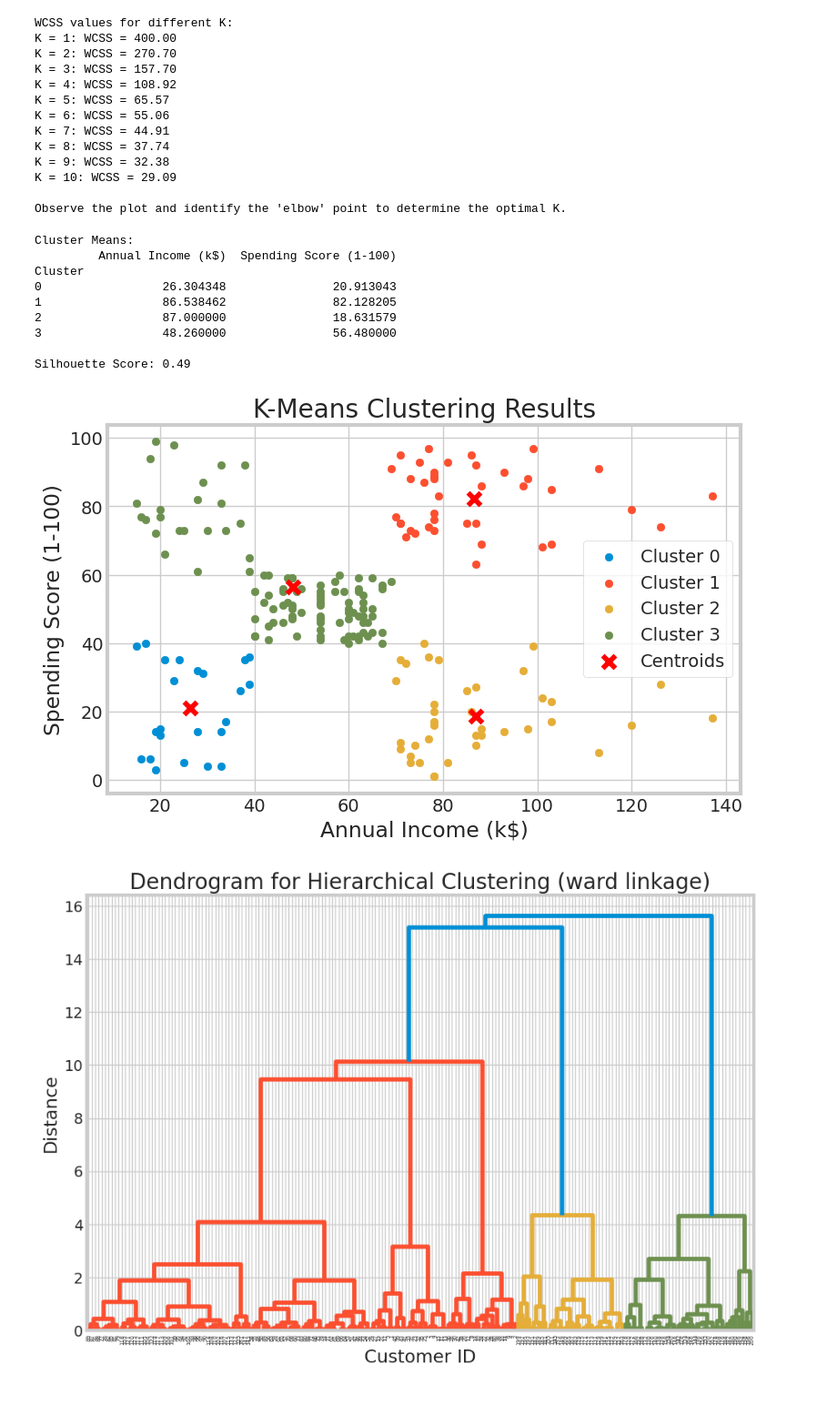
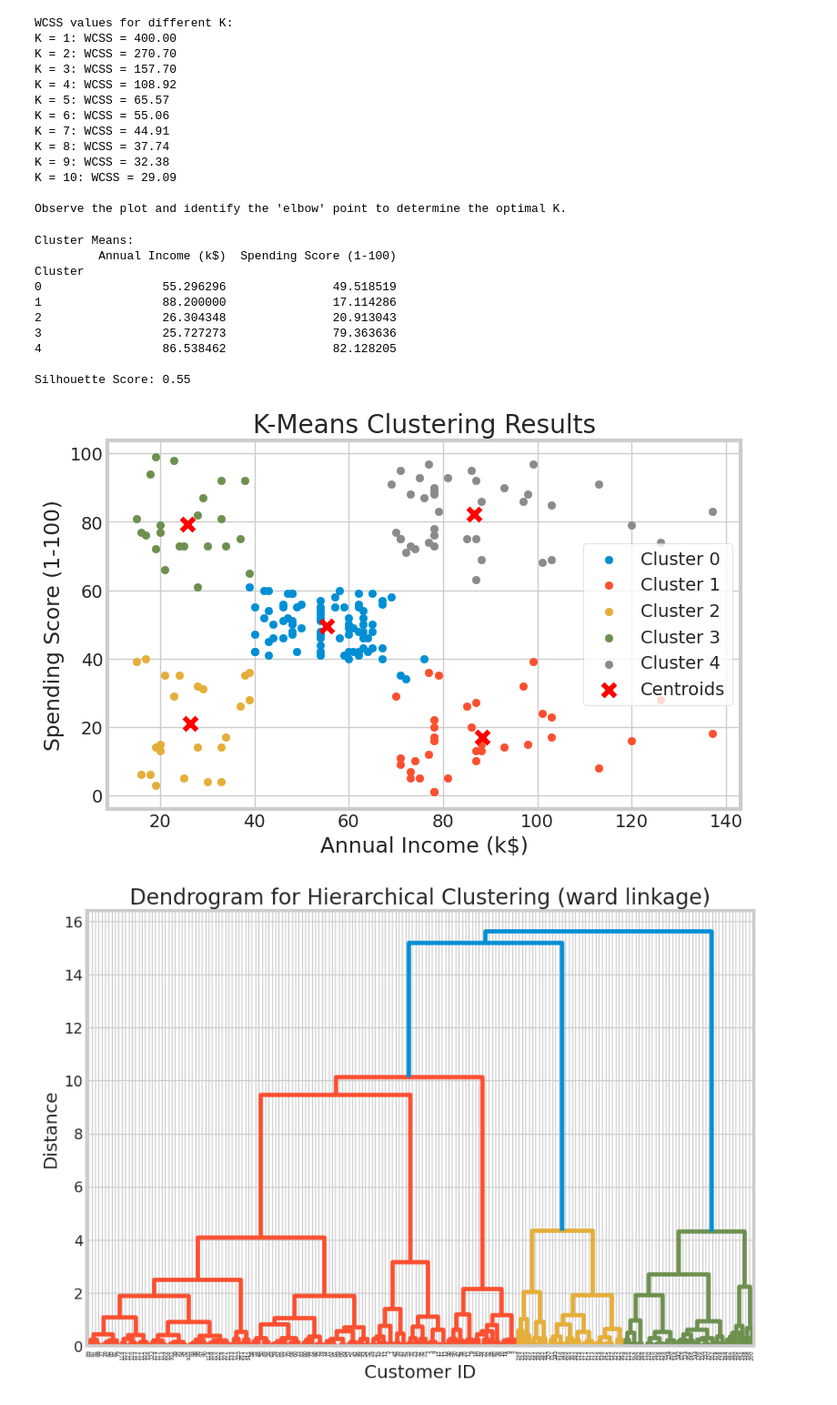
Before and after one commit to mahvishquamer3-ui/mall-customer-segmentation, a Jupyter notebook: mall-customer-segmentation.ipynb, the cells around one changed output. Shown at 91% size. Saved outputs shown, nothing was run; the diff lists cells and outputs as text; code cells hidden in the pictures.

```diff
--- a/mall-customer-segmentation.ipynb
+++ b/mall-customer-segmentation.ipynb
@@ -386,45 +386,46 @@ K = 10: WCSS = 29.09
 
 Observe the plot and identify the 'elbow' point to determine the optimal K.
 # %%
-# 3. Apply K-Means with chosen K ( K=4 )
-optimal_k = 4
+# 3. Apply K-Means with chosen K ( K=5 )
+optimal_k = 5
 kmeans_final = KMeans(n_clusters=optimal_k, init='k-means++', random_state=42, n_init=10)
 df['Cluster'] = kmeans_final.fit_predict(X_scaled)
 
 # 4. Analyze Clusters: Mean values of features for each cluster
 cluster_means = df.groupby('Cluster')[['Annual Income (k$)', 'Spending Score (1-100)']].mean()
 print("Cluster Means:")
 print(cluster_means)
 
 # 4. Evaluate Clusters: Calculate Silhouette Score
 score = silhouette_score(X_scaled, df['Cluster'])
 print(f"\nSilhouette Score: {score:.2f}")
 
 # 4. Visualize Clusters
 plt.figure(figsize=(8, 5))
 for cluster_id in sorted(df['Cluster'].unique()):
     cluster_data = df[df['Cluster'] == cluster_id]
     plt.scatter(cluster_data['Annual Income (k$)'], cluster_data['Spending Score (1-100)'],
                 label=f'Cluster {cluster_id}')
 plt.scatter(scaler.inverse_transform(kmeans_final.cluster_centers_)[:, 0],
             scaler.inverse_transform(kmeans_final.cluster_centers_)[:, 1],
             s=100, c='red', marker='x', label='Centroids')
 plt.title('K-Means Clustering Results')
 plt.xlabel('Annual Income (k$)')
 plt.ylabel('Spending Score (1-100)')
 plt.legend()
 plt.show()
 # %% [output]
 Cluster Means:
          Annual Income (k$)  Spending Score (1-100)
 Cluster
-0                 26.304348               20.913043
-1                 86.538462               82.128205
-2                 87.000000               18.631579
-3                 48.260000               56.480000
+0                 55.296296               49.518519
+1                 88.200000               17.114286
+2                 26.304348               20.913043
+3                 25.727273               79.363636
+4                 86.538462               82.128205
 
-Silhouette Score: 0.49
+Silhouette Score: 0.55
-[figure, old version]
+[figure, new version]
 # %%
 from scipy.cluster.hierarchy import dendrogram, linkage, ward, complete, average
 from sklearn.metrics import silhouette_score
```
Also changed, not shown: parts of 2 cells of this notebook.
